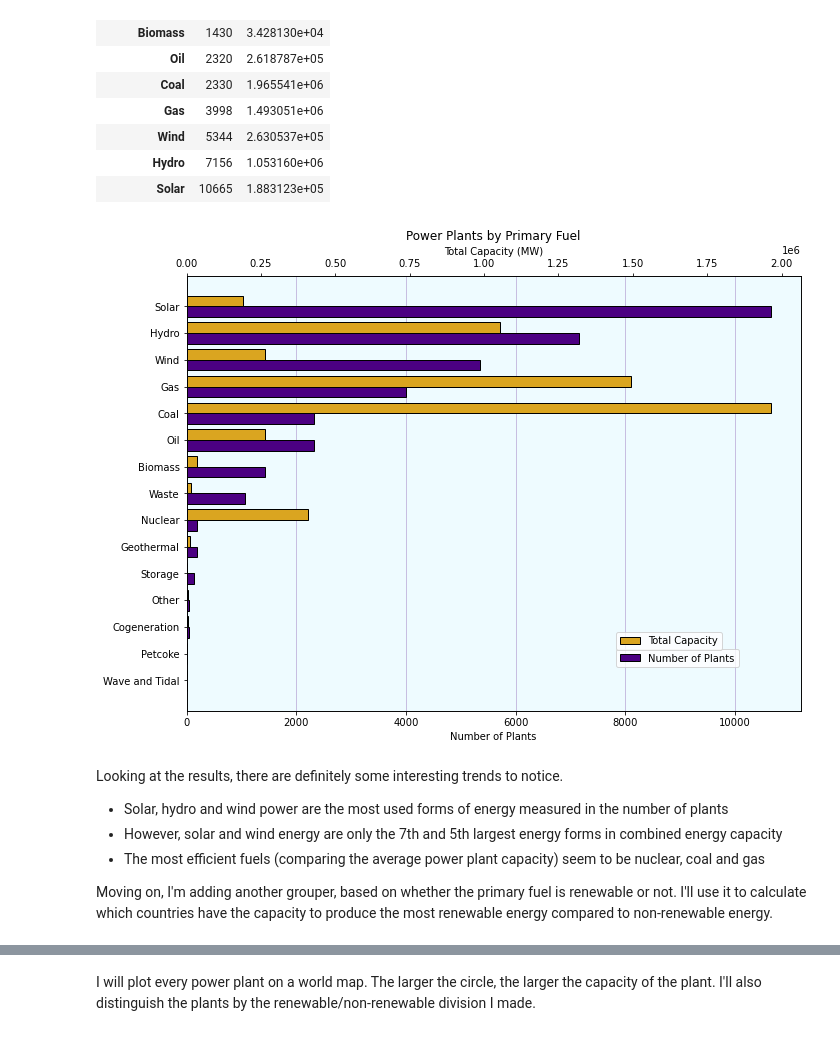
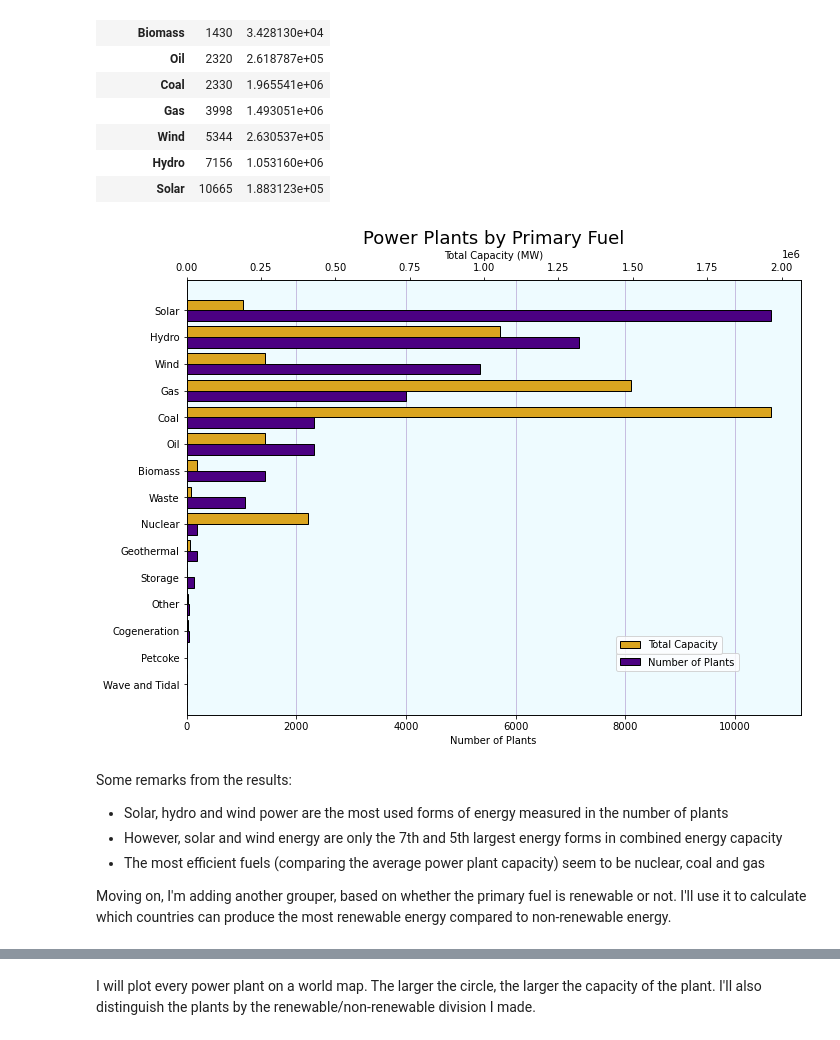
Before and after one commit to tnorr/data-analysis, a Jupyter notebook: world-power-plants/World Power Plants.ipynb, the cells around one changed output, grey strips where cells are left out. Cells and saved outputs as stored; diff of their text form; code cells hidden in the pictures.

```diff
--- a/world-power-plants/World Power Plants.ipynb
+++ b/world-power-plants/World Power Plants.ipynb
@@ -4,7 +4,7 @@ import numpy as np
 import matplotlib.pyplot as plt
 import geopandas as gpd
 
-data = pd.read_csv('global_power_plant_database.csv', header=0)
+data = pd.read_csv('global_power_plant_database.csv', header=0, low_memory=False)
 pd.set_option('display.max_columns', 50)
 data.head(2)
 # %% [output]
@@ -74,36 +64,36 @@ byFuel
 # %%
 fig, ax = plt.subplots(figsize=(11,8))
 yAxis = np.arange(0, len(byFuel.index))
 barHeight = 0.4
 
 ax.barh(y=yAxis-barHeight/2, width=byFuel['plants'], height=barHeight,
         color='indigo', label='Number of Plants', zorder=3, edgecolor='black')
 ax.set_xlabel('Number of Plants')
 ax.set_facecolor('#00BFFF11')
 
 ax2 = ax.twiny()
 
 ax2.barh(y=yAxis+barHeight/2, width=byFuel['capacity_mw'], height=barHeight,
          color='goldenrod', label='Total Capacity', zorder=3, edgecolor='black')
 ax2.set_xlabel('Total Capacity (MW)')
 
 plt.yticks(yAxis, byFuel.index)
 
-plt.title('Power Plants by Primary Fuel')
+plt.title('Power Plants by Primary Fuel', fontsize=18)
 
 ax.legend(loc=(0.7,0.1))
 ax2.legend(loc=(0.7,0.14))
 
 ax.grid(axis='x', zorder=1, color='indigo', alpha=0.3)
 
 plt.show()
 # %% [output]
-[figure, old version]
+[figure, new version]
 # %% [markdown]
-Looking at the results, there are definitely some interesting trends to notice.
+Some remarks from the results:
 - Solar, hydro and wind power are the most used forms of energy measured in the number of plants
 - However, solar and wind energy are only the 7th and 5th largest energy forms in combined energy capacity
 - The most efficient fuels (comparing the average power plant capacity) seem to be nuclear, coal and gas
 
-Moving on, I'm adding another grouper, based on whether the primary fuel is renewable or not. I'll use it to calculate which countries have the capacity to produce the most renewable energy compared to non-renewable energy.
+Moving on, I'm adding another grouper, based on whether the primary fuel is renewable or not. I'll use it to calculate which countries can produce the most renewable energy compared to non-renewable energy.
 # %%
```
Also changed, not shown: parts of 38 cells of this notebook.
